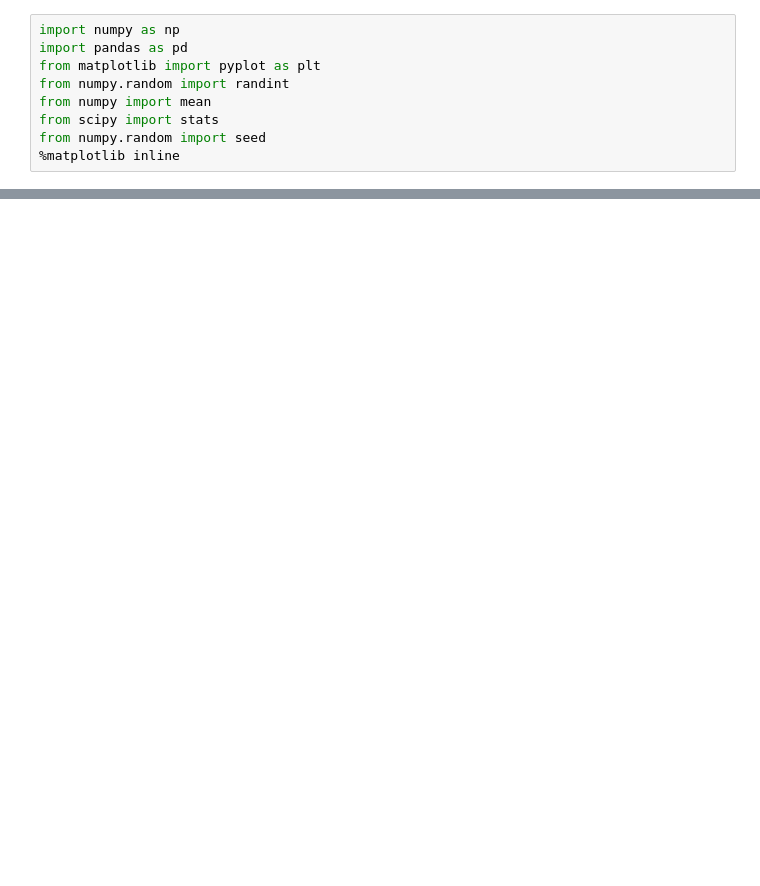
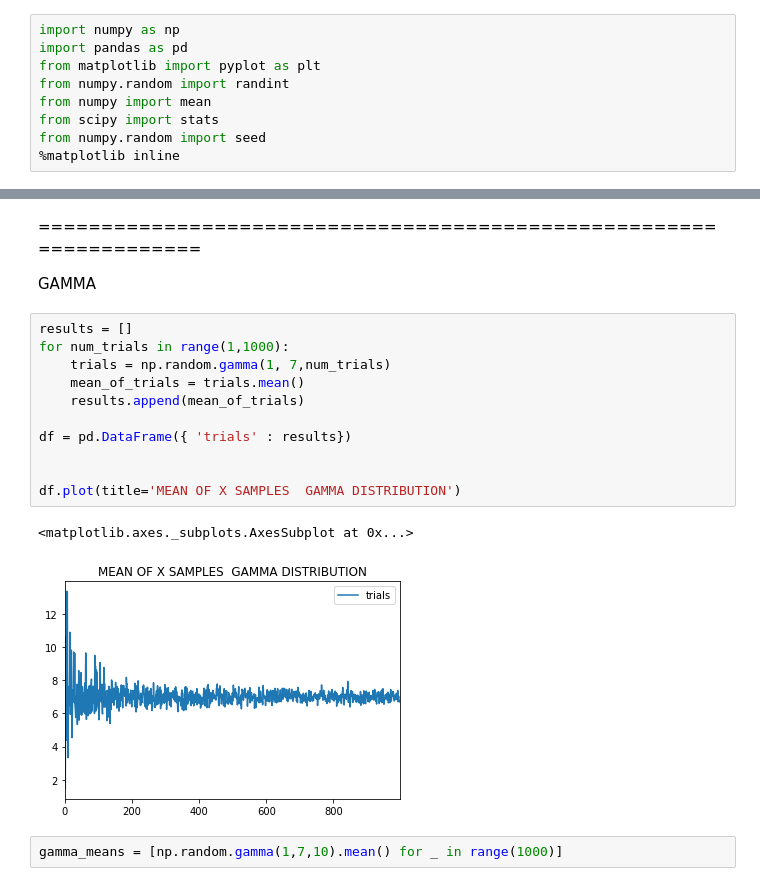
Before and after one commit to AlexBB999/THINK, a Jupyter notebook: Central_Limit.ipynb, the cells around one changed output, grey strips where cells are left out. Drawn from its saved outputs; the diff is of its cells as text; blank space fills up the shorter version.

```diff
--- a/Central_Limit.ipynb
+++ b/Central_Limit.ipynb
@@ -37,0 +39,20 @@ DescribeResult(nobs=1000, minmax=(array([-11.37424522, -11.6767035 , -13.0721922
+# %% [markdown]
+===================================================================
+
+GAMMA
+# %%
+results = []
+for num_trials in range(1,1000):
+    trials = np.random.gamma(1, 7,num_trials)
+    mean_of_trials = trials.mean()
+    results.append(mean_of_trials)
+
+df = pd.DataFrame({ 'trials' : results})
+
+
+df.plot(title='MEAN OF X SAMPLES  GAMMA DISTRIBUTION')
+# %% [output]
+<matplotlib.axes._subplots.AxesSubplot at 0x...>
+[figure, added]
+# %%
+gamma_means = [np.random.gamma(1,7,10).mean() for _ in range(1000)]
```
Also changed, not shown: parts of 5 cells of this notebook.
